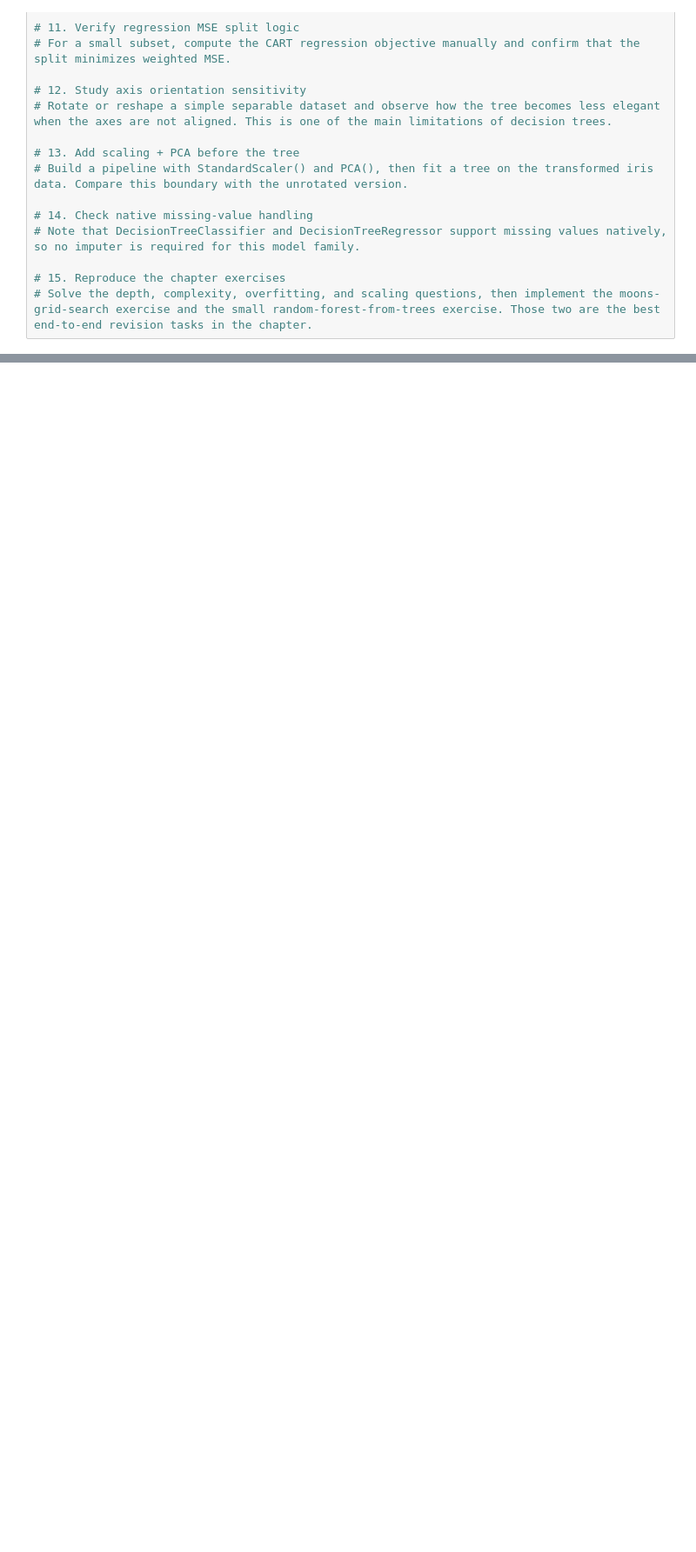
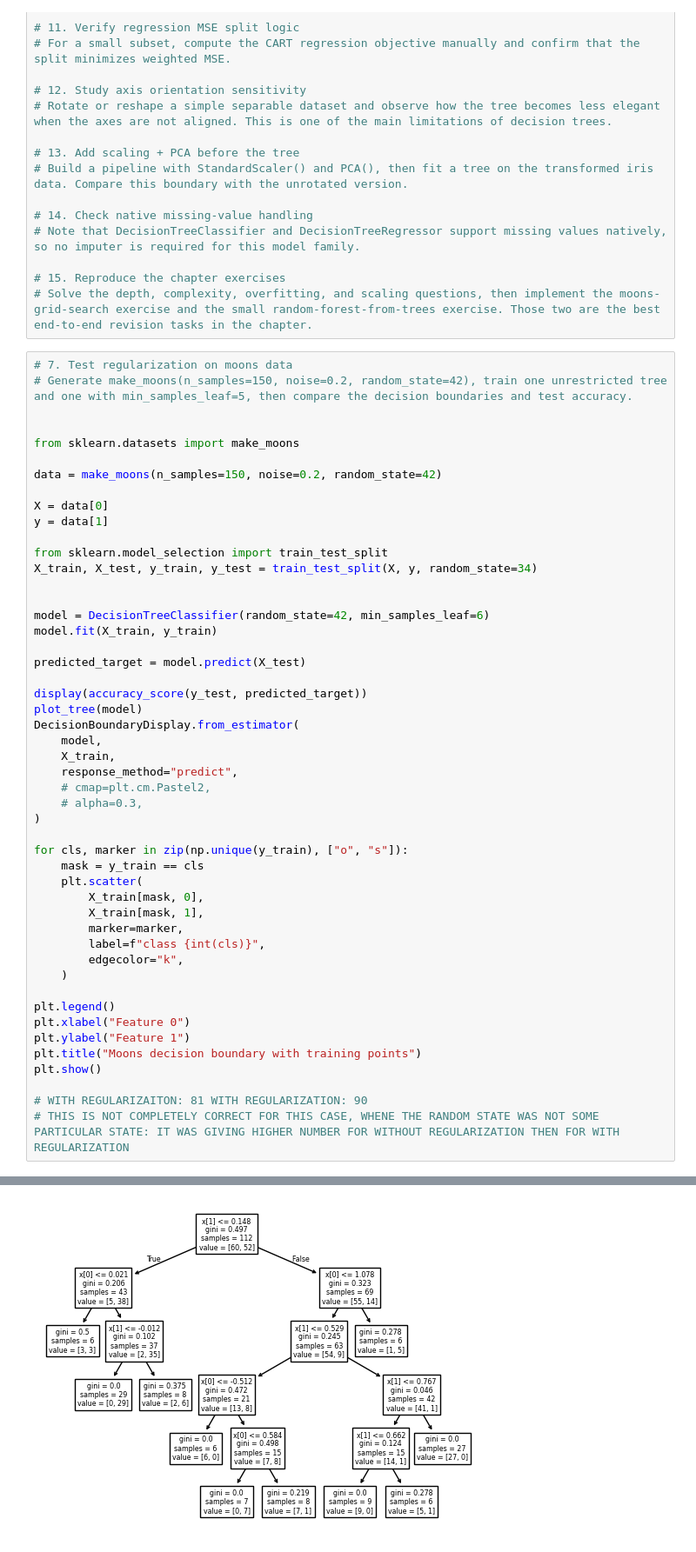
Before and after one commit to keshav-nischal/Scalable-ML, a Jupyter notebook: src/Hands on with ML/ch5_test1.ipynb, the cells around one changed output, grey strips where cells are left out. Shown at 87% size. Drawn from its saved outputs; the diff is of its cells as text; blank space fills up the shorter version.

```diff
--- a/src/Hands on with ML/ch5_test1.ipynb
+++ b/src/Hands on with ML/ch5_test1.ipynb
@@ -197,3 +228,53 @@ plot_tree(model, feature_names=iris.feature_names[2:4], class_names=True)
 
 # 15. Reproduce the chapter exercises
 # Solve the depth, complexity, overfitting, and scaling questions, then implement the moons-grid-search exercise and the small random-forest-from-trees exercise. Those two are the best end-to-end revision tasks in the chapter.
+# %%
+# 7. Test regularization on moons data
+# Generate make_moons(n_samples=150, noise=0.2, random_state=42), train one unrestricted tree and one with min_samples_leaf=5, then compare the decision boundaries and test accuracy.
+
+
+from sklearn.datasets import make_moons
+
+data = make_moons(n_samples=150, noise=0.2, random_state=42)
+
+X = data[0]
+y = data[1]
+
+from sklearn.model_selection import train_test_split
+X_train, X_test, y_train, y_test = train_test_split(X, y, random_state=34)
+
+
+model = DecisionTreeClassifier(random_state=42, min_samples_leaf=6)
+model.fit(X_train, y_train)
+
+predicted_target = model.predict(X_test)
+
+display(accuracy_score(y_test, predicted_target))
+plot_tree(model)
+DecisionBoundaryDisplay.from_estimator(
+    model,
+    X_train,
+    response_method="predict",
+    # cmap=plt.cm.Pastel2,
+    # alpha=0.3,
+)
+
+for cls, marker in zip(np.unique(y_train), ["o", "s"]):
+    mask = y_train == cls
+    plt.scatter(
+        X_train[mask, 0],
+        X_train[mask, 1],
+        marker=marker,
+        label=f"class {int(cls)}",
+        edgecolor="k",
+    )
+
+plt.legend()
+plt.xlabel("Feature 0")
+plt.ylabel("Feature 1")
+plt.title("Moons decision boundary with training points")
+plt.show()
+
+# WITH REGULARIZAITON: 81 WITH REGULARIZATION: 90
+# THIS IS NOT COMPLETELY CORRECT FOR THIS CASE, WHENE THE RANDOM STATE WAS NOT SOME PARTICULAR STATE: IT WAS GIVING HIGHER NUMBER FOR WITHOUT REGULARIZATION THEN FOR WITH REGULARIZATION
+# %% [output]
@@ -199,0 +282 @@ plot_tree(model, feature_names=iris.feature_names[2:4], class_names=True)
+[figure, added]
```
Also changed, not shown: parts of 8 cells of this notebook.
